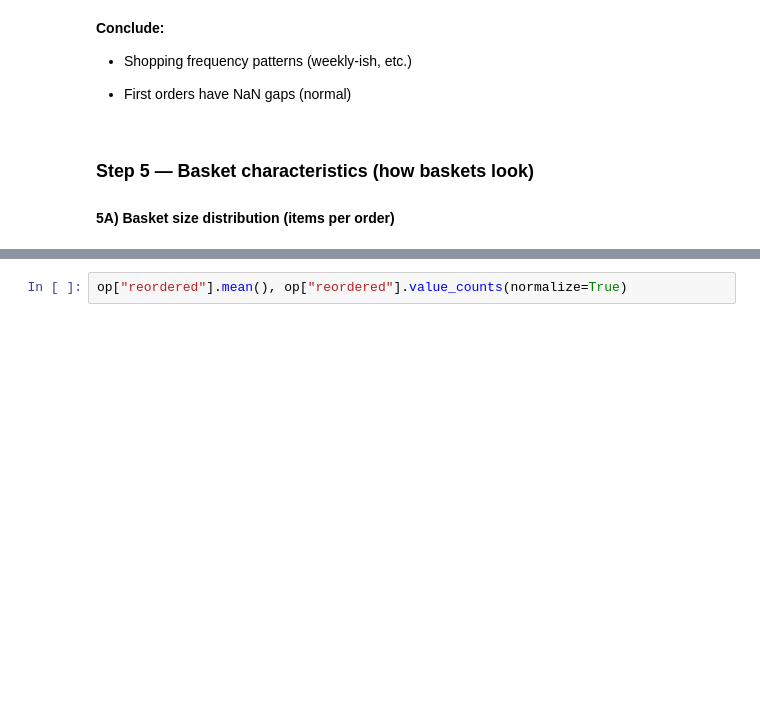
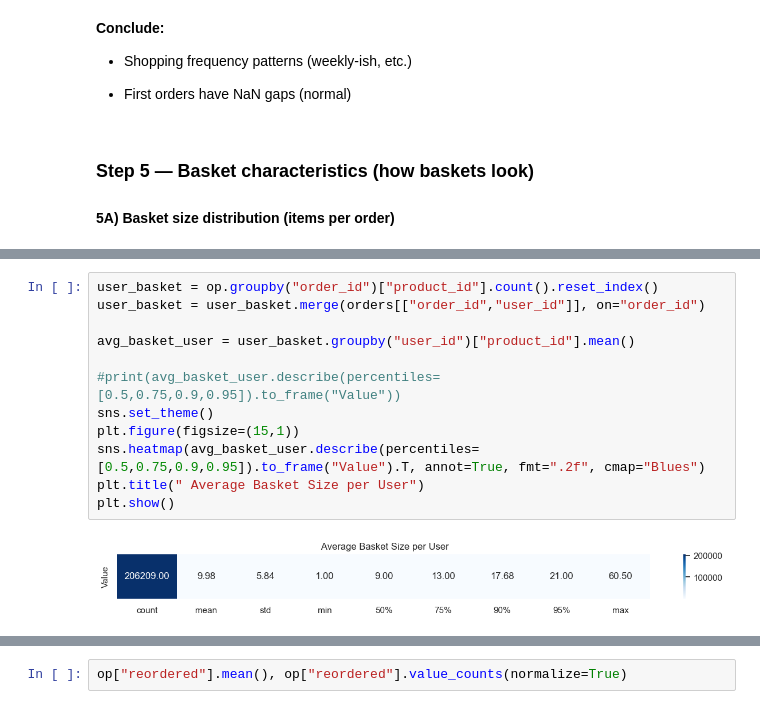
Before and after one commit to pradeepjoel/instacart-retail-project, a Jupyter notebook: notebooks/04_exploratory_data_analysis.ipynb, the cells around one changed output, grey strips where cells are left out. Saved outputs shown, nothing was run; the diff lists cells and outputs as text; blank space fills up the shorter version.

```diff
--- a/notebooks/04_exploratory_data_analysis.ipynb
+++ b/notebooks/04_exploratory_data_analysis.ipynb
@@ -258 +362,15 @@ __Conclude:__
 #### 5B) Reorder rate
+# %%
+user_basket = op.groupby("order_id")["product_id"].count().reset_index()
+user_basket = user_basket.merge(orders[["order_id","user_id"]], on="order_id")
+
+avg_basket_user = user_basket.groupby("user_id")["product_id"].mean()
+
+#print(avg_basket_user.describe(percentiles=[0.5,0.75,0.9,0.95]).to_frame("Value"))
+sns.set_theme()
+plt.figure(figsize=(15,1))
+sns.heatmap(avg_basket_user.describe(percentiles=[0.5,0.75,0.9,0.95]).to_frame("Value").T, annot=True, fmt=".2f", cmap="Blues")
+plt.title(" Average Basket Size per User")
+plt.show()
+# %% [output]
+[figure, added]
```
Also changed, not shown: parts of 17 cells of this notebook.
